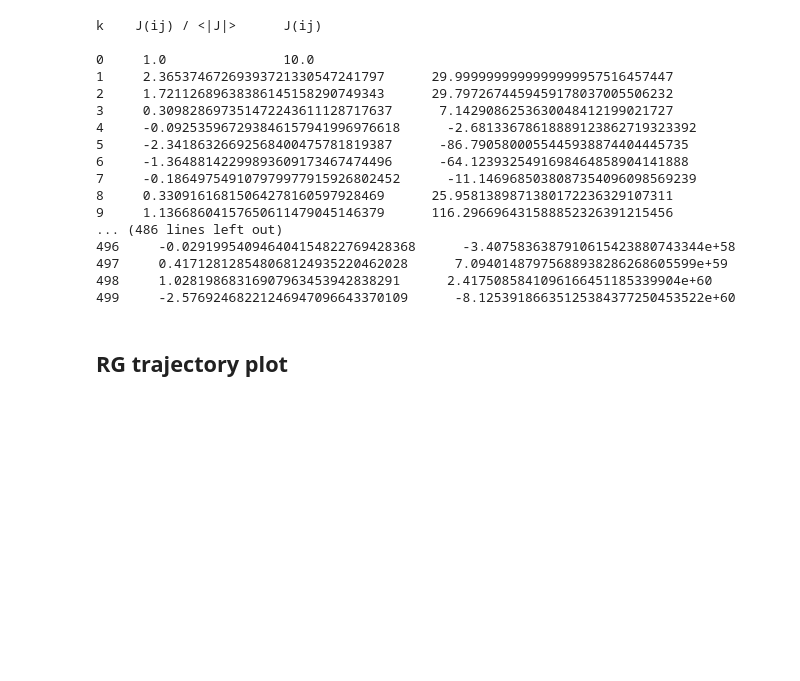
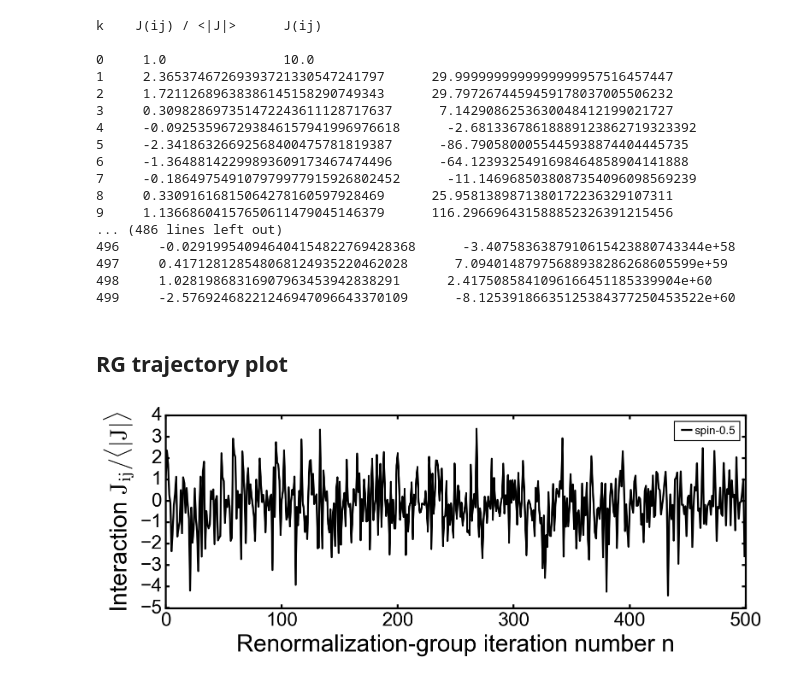
Before and after one commit to erbilcanartun/spin-glass-chaos, a Jupyter notebook: spin-glass_chaos.ipynb, the cells around one changed output. Cells and saved outputs as stored; diff of their text form; code cells hidden in the pictures; blank space fills up the shorter version.

```diff
--- a/spin-glass_chaos.ipynb
+++ b/spin-glass_chaos.ipynb
@@ -81,21 +81,23 @@ k    J(ij) / <|J|>      J(ij)
 # %%
 lw = 2
 fs = 20
 fig = plt.figure(figsize=(10, 4))
 fig.set_facecolor('none')
 plt.style.use('classic')
 plt.rc('lines', linewidth=lw)
 plt.rc('axes', linewidth=lw)
 plt.rcParams['font.family'] = 'Arial'
 plt.rcParams.update({'mathtext.default':'regular'})
 
 ax = plt.subplot(111)
 ax.plot(flow[:,0], flow[:,1], linestyle='-', marker='', markersize=10, label="spin-" + str(s), color='black')
 
 ax.legend(loc='upper right', ncol=1, prop={'size':fs - 8}, labelspacing=0.5, handlelength=1.4, handletextpad=0)
 ax.tick_params(axis="both", direction="in", left=True, width=lw, length=4, labelsize=fs)
-ax.set_xlabel(r"Renormalization-group iteration number n", fontsize=fs + 5)
-ax.set_ylabel(r"Interaction $\mathrm{J_{ij} / \langle |J| \rangle}$", fontsize=fs + 5)
+ax.set_xlabel(r"Renormalization-group iteration number n", fontsize=fs)
+ax.set_ylabel(r"Interaction $\mathrm{J_{ij} / \langle |J| \rangle}$", fontsize=fs)
 plt.tight_layout()
 plt.show()
-fig.savefig('chaotic_flow', bbox_inches="tight")
+#fig.savefig('chaotic_flow', bbox_inches="tight")
+# %% [output]
+[figure, added]
```
Also changed, not shown: parts of 3 cells of this notebook.
